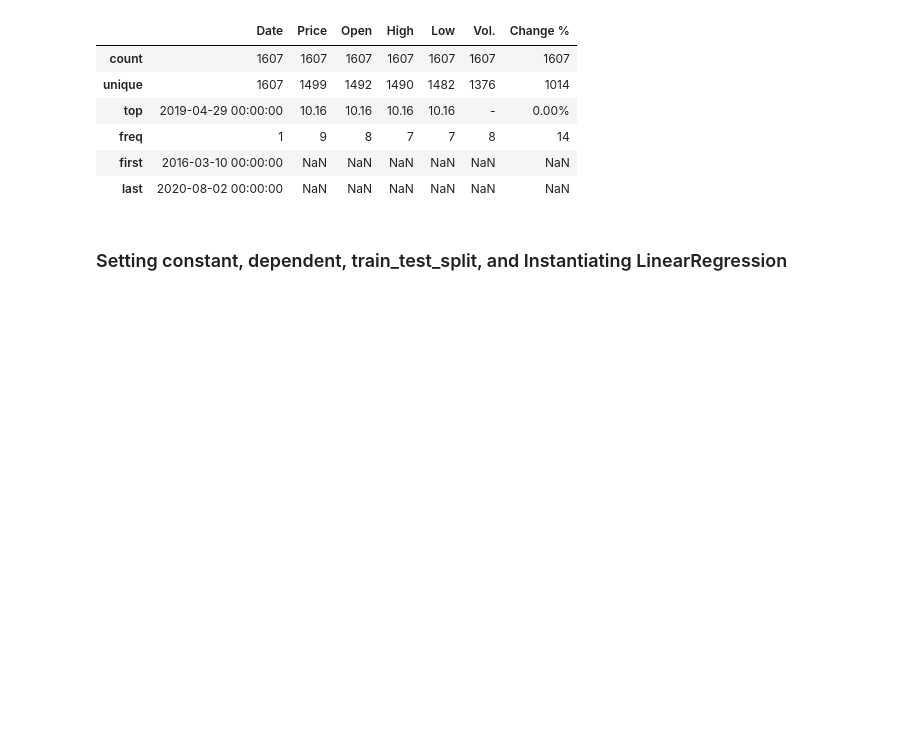
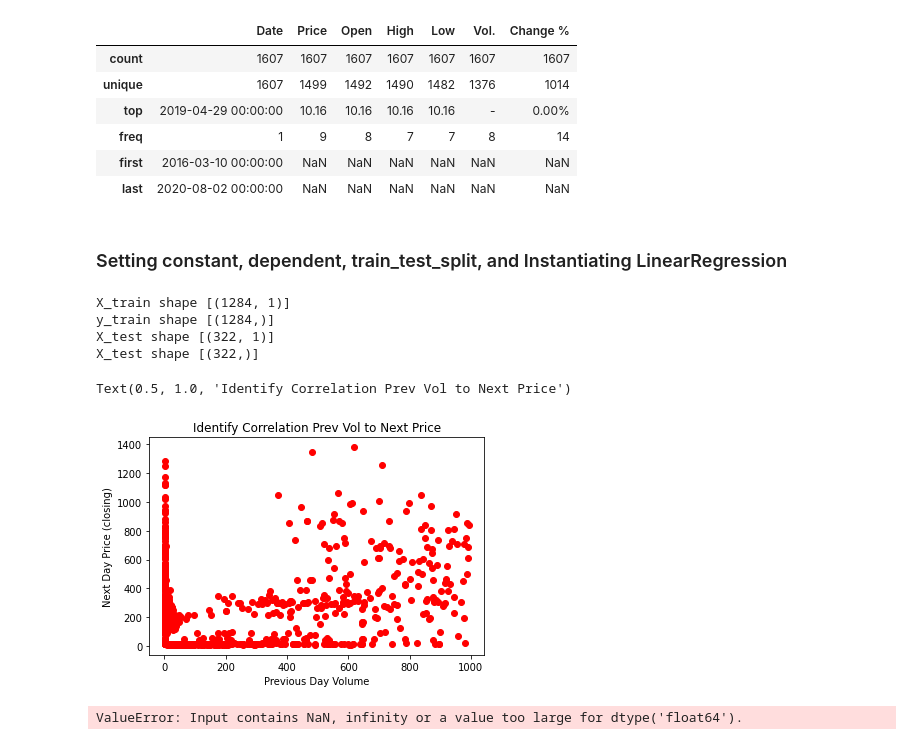
Before and after one commit to MasonChance/linear-regression, a Jupyter notebook: regression.ipynb, the cells around one changed output. Saved outputs shown, nothing was run; the diff lists cells and outputs as text; code cells hidden in the pictures; blank space fills up the shorter version.

Commit message:
plotting for regression complete, lm.fit throws non-descriptive error regarding an input.

```diff
--- a/regression.ipynb
+++ b/regression.ipynb
@@ -24,11 +24,13 @@ from sklearn.model_selection import train_test_split
 
 
 #TODO: run script that alters csv string representations of floats containing comma's. call below function while iterating through each line. O(N^2)
-# def pull_comma(csv_str):
-#     if ',' in csv_str:
-#         return csv_str.pop(csv_str[','])
-#     else:
-#         return csv_str
+def pull_comma(csv_str):
+    if ',' in csv_str:
+       csv_str = csv_str.split(',')
+       csv_str = ''.join(csv_str)
+       return csv_str
+    else:
+        return csv_str
 # %%
 df_etc = pd.read_csv('data_csv/Ethereum Historical Data.csv')
 df_etc['Date'] = pd.to_datetime(df_etc['Date'])
@@ -78,0 +76,40 @@ y = df_etc['Price'].values
+# %%
+# to get a comparison of Previous day Vol to Next day Price, we drop the last row of the constant and the first row of the dependent. the crucial peice is the dependent, dropping from constant ensures the same shape of data to be analyzed
+const_df = df_etc.drop(index=1606)
+const_df = const_df[['Vol.']].replace(const_df['Vol.'].values, [pd.to_numeric((val[0:-1])) for val in const_df['Vol.']])
+
+dep_df = df_etc.drop(index=0)
+dep_df = dep_df[['Price']].replace(dep_df['Price'].values, [pd.to_numeric(pull_comma(val)) for val in dep_df['Price']])
+
+X = const_df['Vol.'].values # X feature == Previous Day Vol.
+X = X.reshape(-1,1)
+y = dep_df['Price'].values  # y == Next day closing 'Price' in Dollars
+
+x_train, x_test, y_train, y_test = train_test_split(X, y, train_size=.8, test_size=.2, random_state=100)
+
+print(f"X_train shape [{x_train.shape}]")
+print(f"y_train shape [{y_train.shape}]")
+print(f"X_test shape [{x_test.shape}]")
+const_df.dtypes
+print(f"X_test shape [{y_test.shape}]")
+# %% [output]
+X_train shape [(1284, 1)]
+y_train shape [(1284,)]
+X_test shape [(322, 1)]
+X_test shape [(322,)]
+# %%
+plt.scatter(x_train, y_train, color='red')
+plt.xlabel('Previous Day Volume')
+plt.ylabel('Next Day Price (closing)')
+plt.title('Identify Correlation Prev Vol to Next Price')
+# %% [output]
+Text(0.5, 1.0, 'Identify Correlation Prev Vol to Next Price')
+[figure, added]
+# %%
+lm = LinearRegression()
+lm.fit(x_train, y_train)
+y_predict = lm.predict(x_test)
+print(f'Train Accuracy {round(lm.score(x_train, y_train) * 100, 2)}%')
+print(f'Test Accuracy {round(lm.score(x_test, y_test) * 100, 2)}%')
+# %% [output]
+ValueError: Input contains NaN, infinity or a value too large for dtype('float64').
```
Also changed, not shown: parts of 1 cell of this notebook.
